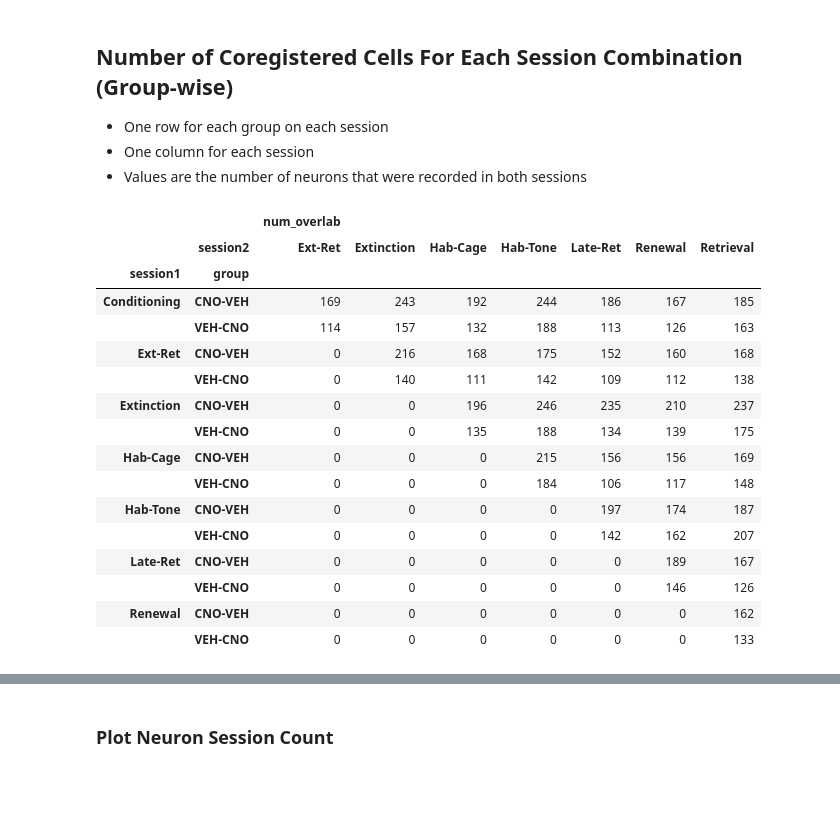
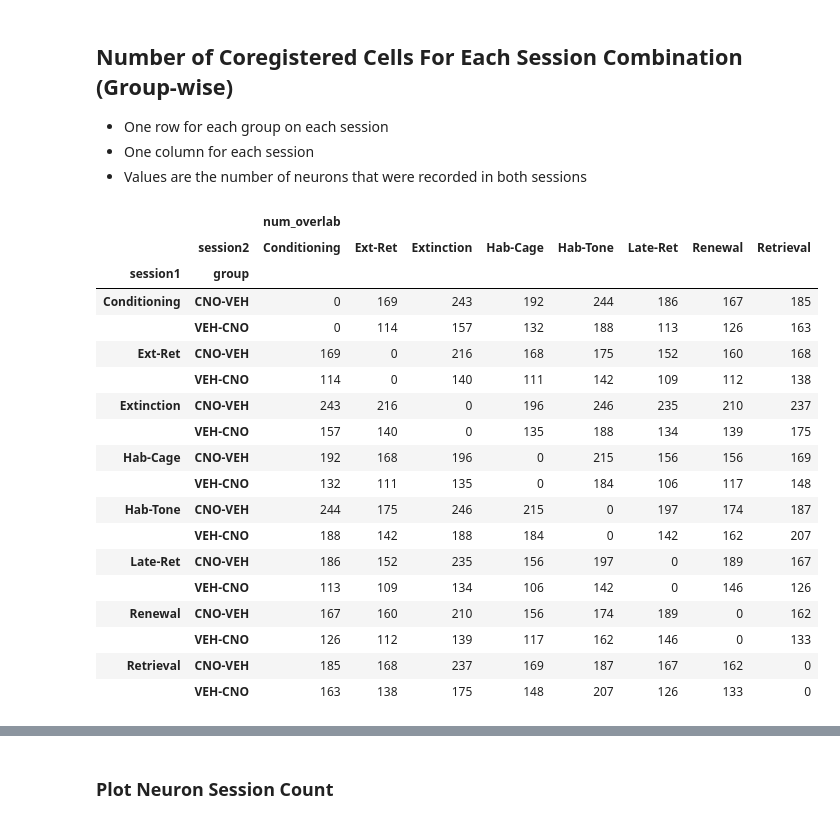
Before and after one commit to Ruairi-osul/astrocyte-project, a Jupyter notebook: notebooks/01 - Dataset/num_neurons.ipynb, the cells around one changed output, grey strips where cells are left out. Drawn from its saved outputs; the diff is of its cells as text; code cells hidden in the pictures; blank space fills up the shorter version.

```diff
--- a/notebooks/01 - Dataset/num_neurons.ipynb
+++ b/notebooks/01 - Dataset/num_neurons.ipynb
@@ -33,6 +33,7 @@ class DatasetOutput:
     neuron_presence_by_session: Optional[pd.DataFrame] = None
     neuron_count_by_session: Optional[pd.DataFrame] = None
     neuron_session_overlap: Optional[pd.DataFrame] = None
+    neuron_session_overlap_propotion: Optional[pd.DataFrame] = None
     plot_count_per_session: Optional[pd.DataFrame] = None
 
 
@@ -147,62 +148,80 @@ display(session_neuron_count)
 - One column for each session
 - Values are the number of neurons that were recorded in both sessions
 # %%
-from itertools import combinations
+from itertools import combinations, permutations
+from functools import partial
+from typing import Callable
 
 
-def num_cells_coreg(cells1, cells2):
-    return np.intersect1d(cells1, cells2).size
+def num_cells_coreg(cells1, cells2, norm=False):
+
+    intersection = np.intersect1d(cells1, cells2).size
+    if norm:
+        union = np.union1d(cells1, cells2).size
+        return intersection / union
+    else:
+        return intersection
 
 
-out = []
-for group in df["group"].unique():
-    g = df.loc[lambda x: x["group"] == group].groupby(["session"])
+def get_similarity_by_group(
+    df, similarity_func: Callable[[tuple[np.ndarray, np.ndarray]], np.number]
+) -> pd.DataFrame:
+    out = []
+    for group in df["group"].unique():
+        g = df.loc[lambda x: x["group"] == group].groupby(["session"])
 
-    for (session1, df1), (session2, df2) in combinations(g, 2):
-        num_overlab = num_cells_coreg(df1["cell_id"], df2["cell_id"])
-        session1_name = SESSION_MAPPER[session1[0]]
-        session2_name = SESSION_MAPPER[session2[0]]
+        for (session1, df1), (session2, df2) in permutations(g, 2):
+            # print(df1["cell_id"].values, df2["cell_id"].values )
+            num_overlab = similarity_func(df1["cell_id"].values, df2["cell_id"].values)
+            session1_name = SESSION_MAPPER[session1[0]]
+            session2_name = SESSION_MAPPER[session2[0]]
 
-        comb = f"{session1_name}-{session2_name}"
-        out.append(
-            dict(
-                group=group,
-                session1=session1_name,
-                session2=session2_name,
-                comb=comb,
-                num_overlab=num_overlab,
+            comb = f"{session1_name}-{session2_name}"
+            out.append(
+                dict(
+                    group=group,
+                    session1=session1_name,
+                    session2=session2_name,
+                    comb=comb,
+                    num_overlab=num_overlab,
+                )
             )
-        )
+    df_overlap = pd.DataFrame(out)
+    return df_overlap
 
-df_overlap = pd.DataFrame(out)
+
+df = df_props.merge(df_mice[["mouse_name", "group"]])
+df_overlap = get_similarity_by_group(df, num_cells_coreg)
 
 df_overlap = (
     df_overlap.pivot(
         index=["session1", "group"],
         columns=["session2"],
         values=["num_overlab"],
     )
     .fillna(0)
     .astype(int)
 )
 
 output.neuron_session_overlap = df_overlap
 display(df_overlap)
 # %% [output]
-|  |  | num_overlab |  |  |  |  |  |  |
-|  | session2 | Ext-Ret | Extinction | Hab-Cage | Hab-Tone | Late-Ret | Renewal | Retrieval |
-| session1 | group |  |  |  |  |  |  |  |
-| Conditioning | CNO-VEH | 169 | 243 | 192 | 244 | 186 | 167 | 185 |
-|  | VEH-CNO | 114 | 157 | 132 | 188 | 113 | 126 | 163 |
-| Ext-Ret | CNO-VEH | 0 | 216 | 168 | 175 | 152 | 160 | 168 |
-|  | VEH-CNO | 0 | 140 | 111 | 142 | 109 | 112 | 138 |
-| Extinction | CNO-VEH | 0 | 0 | 196 | 246 | 235 | 210 | 237 |
-|  | VEH-CNO | 0 | 0 | 135 | 188 | 134 | 139 | 175 |
-| Hab-Cage | CNO-VEH | 0 | 0 | 0 | 215 | 156 | 156 | 169 |
-|  | VEH-CNO | 0 | 0 | 0 | 184 | 106 | 117 | 148 |
-| Hab-Tone | CNO-VEH | 0 | 0 | 0 | 0 | 197 | 174 | 187 |
-|  | VEH-CNO | 0 | 0 | 0 | 0 | 142 | 162 | 207 |
-| Late-Ret | CNO-VEH | 0 | 0 | 0 | 0 | 0 | 189 | 167 |
-|  | VEH-CNO | 0 | 0 | 0 | 0 | 0 | 146 | 126 |
-| Renewal | CNO-VEH | 0 | 0 | 0 | 0 | 0 | 0 | 162 |
-|  | VEH-CNO | 0 | 0 | 0 | 0 | 0 | 0 | 133 |
+|  |  | num_overlab |  |  |  |  |  |  |  |
+|  | session2 | Conditioning | Ext-Ret | Extinction | Hab-Cage | Hab-Tone | Late-Ret | Renewal | Retrieval |
+| session1 | group |  |  |  |  |  |  |  |  |
+| Conditioning | CNO-VEH | 0 | 169 | 243 | 192 | 244 | 186 | 167 | 185 |
+|  | VEH-CNO | 0 | 114 | 157 | 132 | 188 | 113 | 126 | 163 |
+| Ext-Ret | CNO-VEH | 169 | 0 | 216 | 168 | 175 | 152 | 160 | 168 |
+|  | VEH-CNO | 114 | 0 | 140 | 111 | 142 | 109 | 112 | 138 |
+| Extinction | CNO-VEH | 243 | 216 | 0 | 196 | 246 | 235 | 210 | 237 |
+|  | VEH-CNO | 157 | 140 | 0 | 135 | 188 | 134 | 139 | 175 |
+| Hab-Cage | CNO-VEH | 192 | 168 | 196 | 0 | 215 | 156 | 156 | 169 |
+|  | VEH-CNO | 132 | 111 | 135 | 0 | 184 | 106 | 117 | 148 |
+| Hab-Tone | CNO-VEH | 244 | 175 | 246 | 215 | 0 | 197 | 174 | 187 |
+|  | VEH-CNO | 188 | 142 | 188 | 184 | 0 | 142 | 162 | 207 |
+| Late-Ret | CNO-VEH | 186 | 152 | 235 | 156 | 197 | 0 | 189 | 167 |
+|  | VEH-CNO | 113 | 109 | 134 | 106 | 142 | 0 | 146 | 126 |
+| Renewal | CNO-VEH | 167 | 160 | 210 | 156 | 174 | 189 | 0 | 162 |
+|  | VEH-CNO | 126 | 112 | 139 | 117 | 162 | 146 | 0 | 133 |
+| Retrieval | CNO-VEH | 185 | 168 | 237 | 169 | 187 | 167 | 162 | 0 |
+|  | VEH-CNO | 163 | 138 | 175 | 148 | 207 | 126 | 133 | 0 |
```
Also changed, not shown: parts of 5 cells of this notebook.
